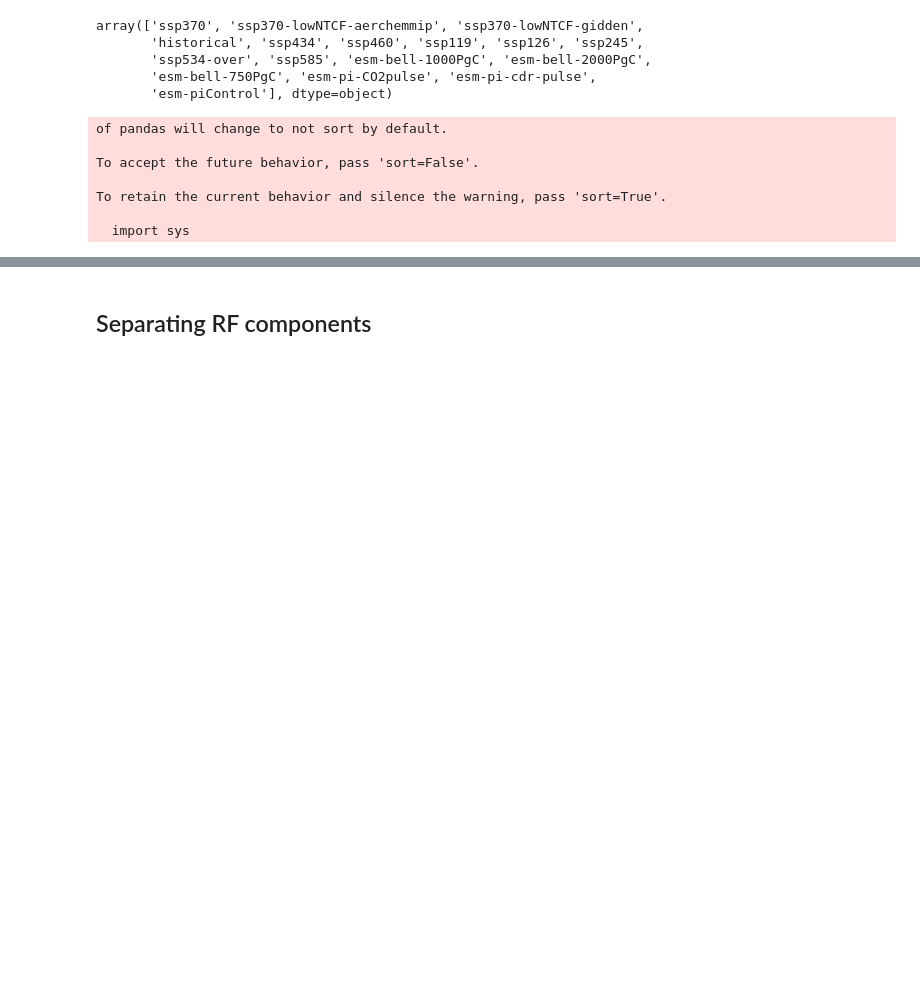
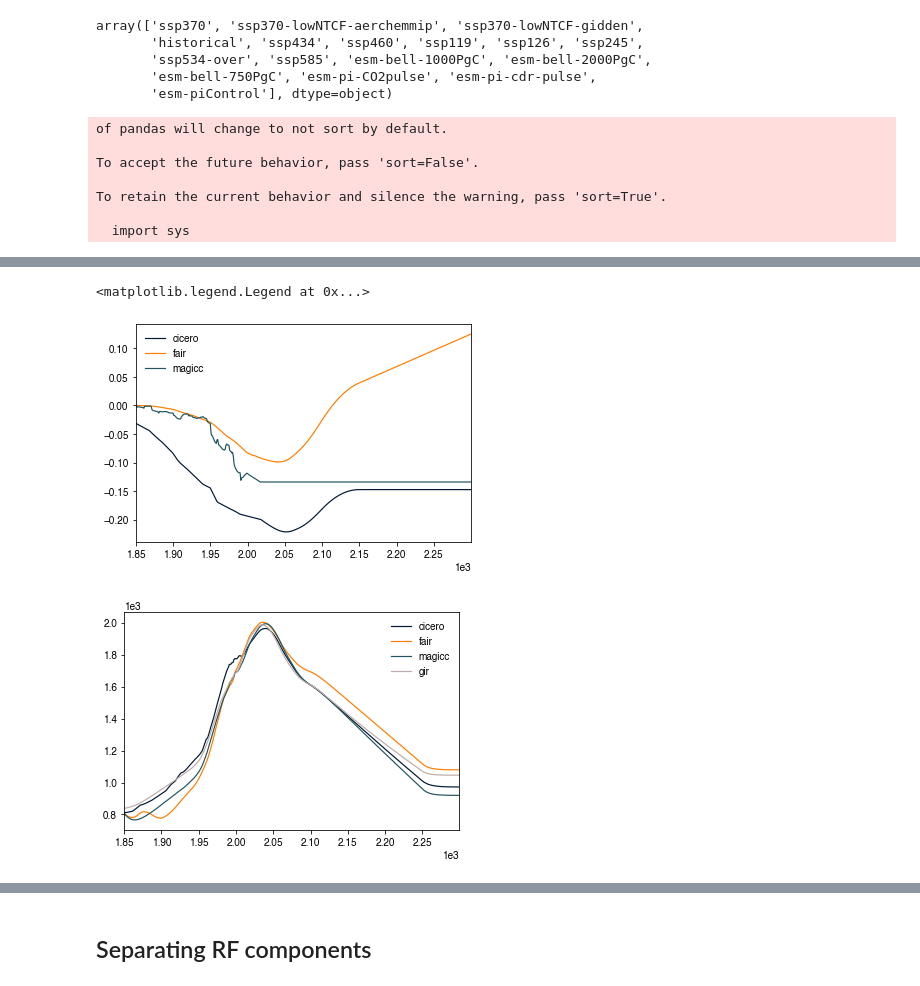
Before and after one commit to njleach/GIR, a Jupyter notebook: GIR/Building_GIR.ipynb, the cells around one changed output, grey strips where cells are left out. Saved outputs shown, nothing was run; the diff lists cells and outputs as text; code cells hidden in the pictures; blank space fills up the shorter version.

```diff
--- a/GIR/Building_GIR.ipynb
+++ b/GIR/Building_GIR.ipynb
@@ -144,15 +183,19 @@ cicero_scm.Variable.unique()
 # %%
 labels = ['cicero','fair','magicc','ar5ir','hector','greb','escimo','oscar','mce','wasp','gir']
-scenario = 'esm-ssp370-allGHG'
+scenario = 'esm-ssp245-allGHG'
 variable = 'Effective Radiative Forcing|Anthropogenic|Albedo Change'
 fig,ax = plt.subplots()
 [x.loc[(x.Scenario==scenario)&(x.Variable==variable)].iloc[0,6:].loc[range(1850,2300)].rename(labels[i]).plot(ax=ax,lw=1.2) for i,x in enumerate([cicero_scm,fair_scm,magicc_scm,ar5ir_scm,hector_scm,greb_scm,escimo_scm,oscar_scm,mce_scm,wasp_scm,gir_scm]) if (scenario in x.Scenario.unique()) and (variable in x.Variable.unique())]
 plt.legend()
-scenario = 'esm-ssp370-allGHG'
-variable = 'Atmospheric Concentrations|CO2'
+# scenario = 'esm-ssp119-allGHG'
+variable = 'Atmospheric Concentrations|CH4'
 fig,ax = plt.subplots()
 [x.loc[(x.Scenario==scenario)&(x.Variable==variable)].iloc[0,6:].loc[range(1850,2300)].rename(labels[i]).plot(ax=ax,lw=1.2) for i,x in enumerate([cicero_scm,fair_scm,magicc_scm,ar5ir_scm,hector_scm,greb_scm,escimo_scm,oscar_scm,mce_scm,wasp_scm,gir_scm]) if (scenario in x.Scenario.unique()) and (variable in x.Variable.unique())]
 plt.legend()
+# %% [output]
+<matplotlib.legend.Legend at 0x...>
+[figure, added]
+[figure, added]
 # %%
 ## write up a basic version of GIR for CO2 only to start
 # %%
```
Also changed, not shown: parts of 22 cells of this notebook, 11 other files.
